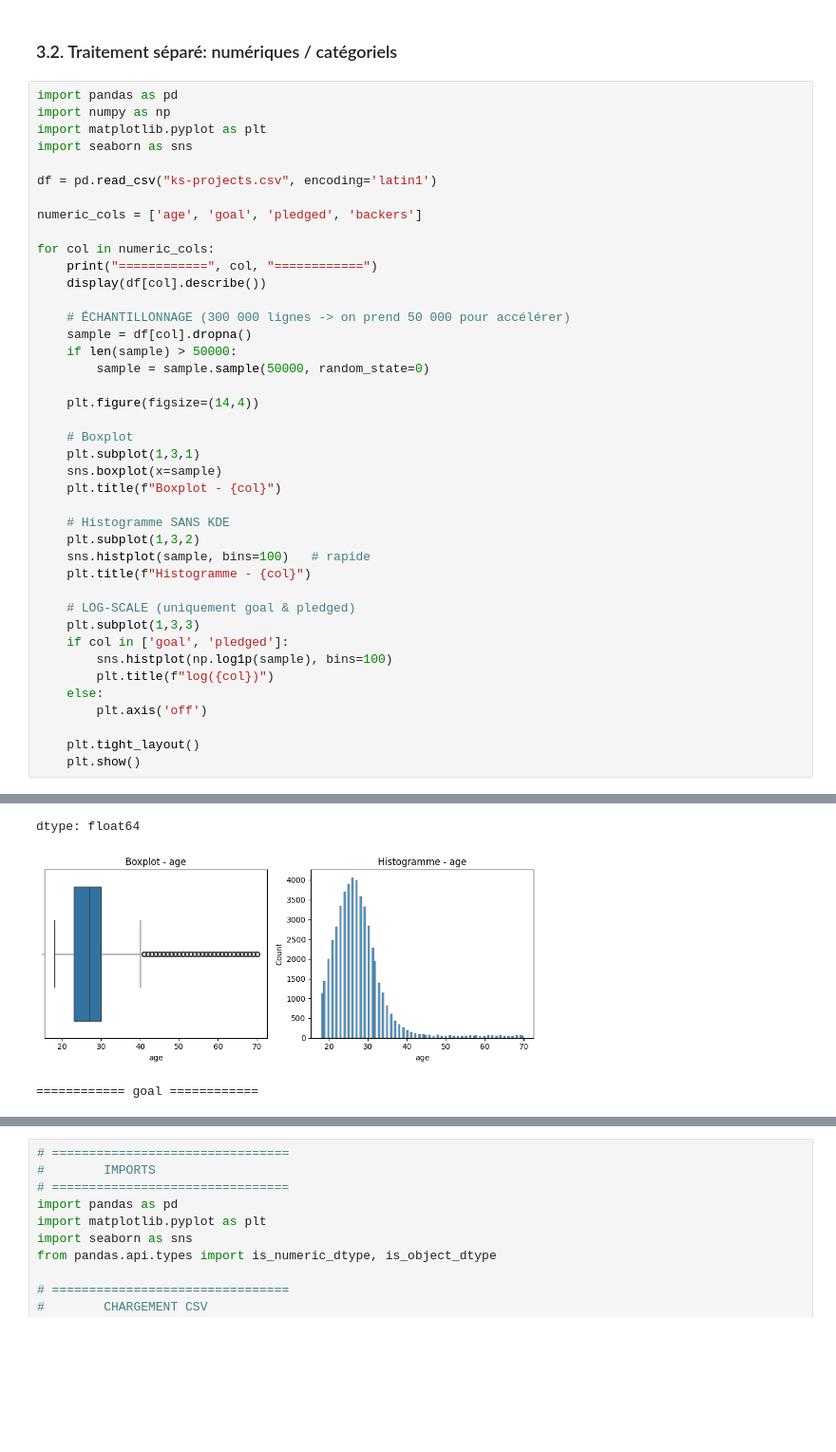
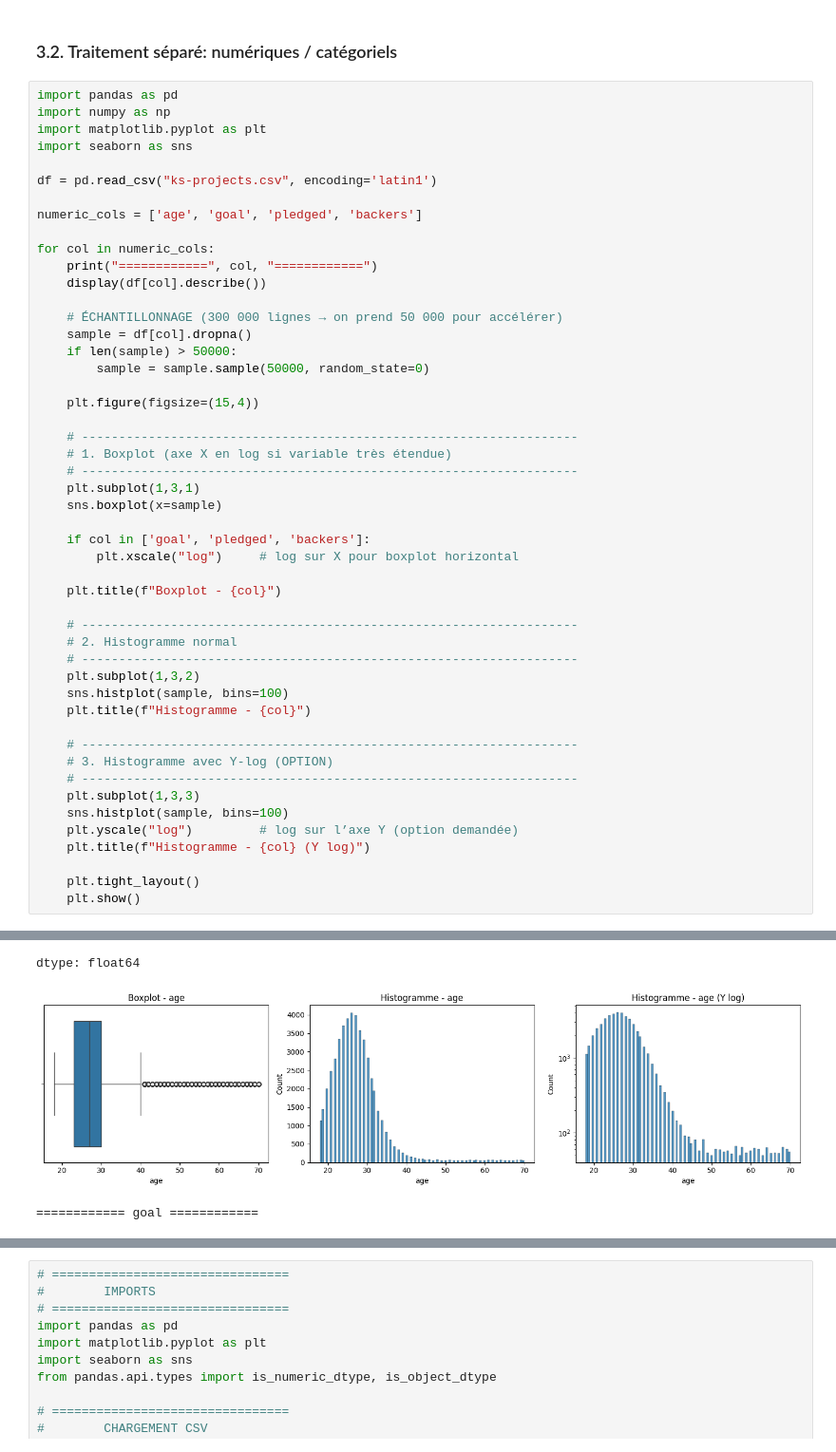
Before and after one commit to olfabre/AMS-Application-BI-V2, a Jupyter notebook: BI_V2.ipynb, the cells around one changed output, grey strips where cells are left out. Shown at 95% size. Cells and saved outputs as stored; diff of their text form; blank space fills up the shorter version.

```diff
--- a/BI_V2.ipynb
+++ b/BI_V2.ipynb
@@ -113,46 +113,54 @@ for col in numeric_cols:
     print("============", col, "============")
     display(df[col].describe())
 
-    # ÉCHANTILLONNAGE (300 000 lignes -> on prend 50 000 pour accélérer)
+    # ÉCHANTILLONNAGE (300 000 lignes → on prend 50 000 pour accélérer)
     sample = df[col].dropna()
     if len(sample) > 50000:
         sample = sample.sample(50000, random_state=0)
 
-    plt.figure(figsize=(14,4))
+    plt.figure(figsize=(15,4))
 
-    # Boxplot
+    # -------------------------------------------------------------------
+    # 1. Boxplot (axe X en log si variable très étendue)
+    # -------------------------------------------------------------------
     plt.subplot(1,3,1)
     sns.boxplot(x=sample)
+
+    if col in ['goal', 'pledged', 'backers']:
+        plt.xscale("log")     # log sur X pour boxplot horizontal
+
     plt.title(f"Boxplot - {col}")
 
-    # Histogramme SANS KDE
+    # -------------------------------------------------------------------
+    # 2. Histogramme normal
+    # -------------------------------------------------------------------
     plt.subplot(1,3,2)
-    sns.histplot(sample, bins=100)   # rapide
+    sns.histplot(sample, bins=100)
     plt.title(f"Histogramme - {col}")
 
-    # LOG-SCALE (uniquement goal & pledged)
+    # -------------------------------------------------------------------
+    # 3. Histogramme avec Y-log (OPTION)
+    # -------------------------------------------------------------------
     plt.subplot(1,3,3)
-    if col in ['goal', 'pledged']:
-        sns.histplot(np.log1p(sample), bins=100)
-        plt.title(f"log({col})")
-    else:
-        plt.axis('off')
+    sns.histplot(sample, bins=100)
+    plt.yscale("log")         # log sur l’axe Y (option demandée)
+    plt.title(f"Histogramme - {col} (Y log)")
 
     plt.tight_layout()
     plt.show()
 # %% [output]
 ============ age ============
 |  | age |
 | count | 300627.000000 |
 | mean | 27.620044 |
 | std | 7.206378 |
 | min | 18.000000 |
 | 25% | 23.000000 |
 | 50% | 27.000000 |
 | 75% | 30.000000 |
 | max | 70.000000 |
 dtype: float64
-[figure, old version]
+[figure, new version]
 ============ goal ============
 |  | goal |
 | count | 3.006270e+05 |
```
Also changed, not shown: parts of 1 cell of this notebook.
